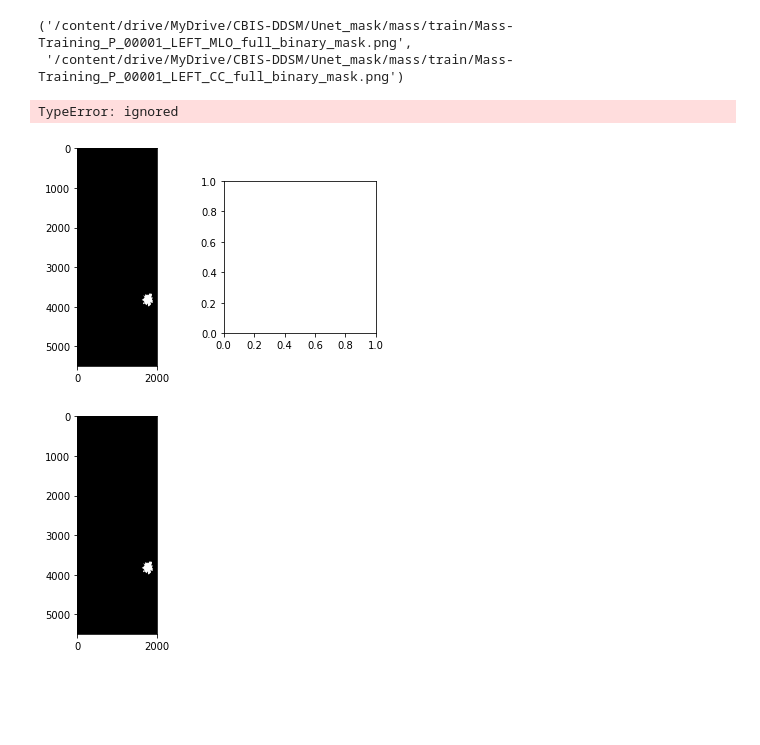
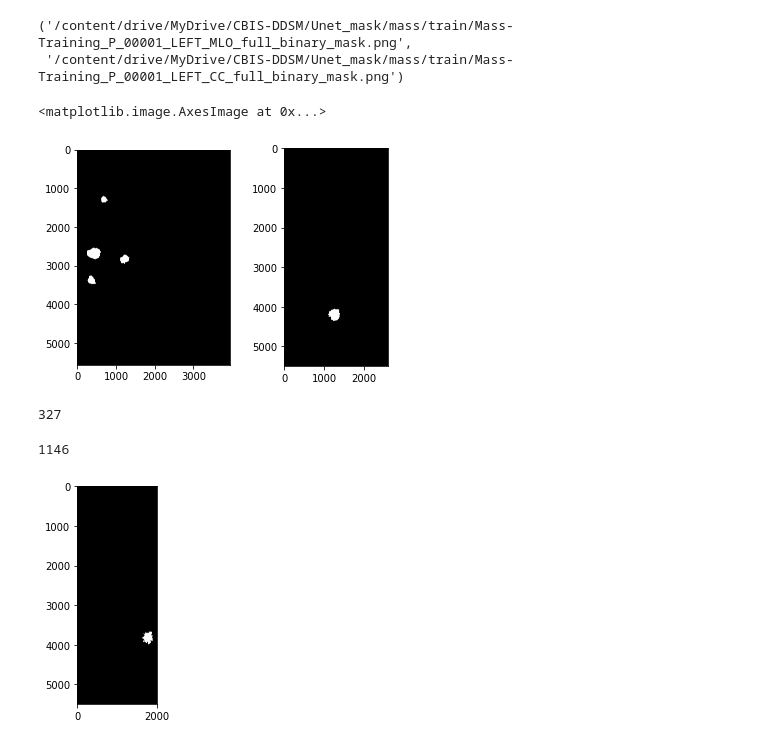
Before and after one commit to ShankarPoudel441/self-Sub-functions, a Jupyter notebook: Mask_creration_for_unet.ipynb, the cells around one changed output. Drawn from its saved outputs; the diff is of its cells as text; code cells hidden in the pictures; blank space fills up the shorter version.

```diff
--- a/Mask_creration_for_unet.ipynb
+++ b/Mask_creration_for_unet.ipynb
@@ -150,17 +156,20 @@ image_mask_train.mask_destination[1],image_mask_train.mask_destination[0]
 ('/content/drive/MyDrive/CBIS-DDSM/Unet_mask/mass/train/Mass-Training_P_00001_LEFT_MLO_full_binary_mask.png',
  '/content/drive/MyDrive/CBIS-DDSM/Unet_mask/mass/train/Mass-Training_P_00001_LEFT_CC_full_binary_mask.png')
 # %%
-img_mask=merge_images(image_mask_test["list_of_masks"][1])
+# img_mask=merge_images(image_mask_test["mask_destination"][1])
 #Show the image with matplotlib
+
+
 figs,axes=plt.subplots(1,2)
+img_mask=cv2.imread(image_mask_test["mask_destination"][188])
 axes[0].imshow(img_mask)
 
-# image_mask_test.mask_destination[1]
+image_mask_test.mask_destination[1]
 
-img_mask=cv2.imread(image_mask_test["mask_destination"][0])
+img_mask=cv2.imread(image_mask_test["mask_destination"][18])
 #Show the image with matplotlib
 axes[1].imshow(img_mask)
 # %% [output]
-TypeError: ignored
+<matplotlib.image.AxesImage at 0x...>
-[figure, old version]
+[figure, new version]
 # %%
@@ -172,3 +181,13 @@ create_and_store_binary_mask(image_mask_train)
+# %%
+arr_test = os.listdir("/content/drive/MyDrive/CBIS-DDSM/Unet_mask/mass/test")
+len(arr_test)
+# %% [output]
+327
+# %%
+arr_train = os.listdir("/content/drive/MyDrive/CBIS-DDSM/Unet_mask/mass/train")
+len(arr_train)
+# %% [output]
+1146
 # %%
 # cv2.imwrite(x["mask_destination"], merge_images(x["list_of_masks"]
 # %%
```
Also changed, not shown: parts of 5 cells of this notebook.
